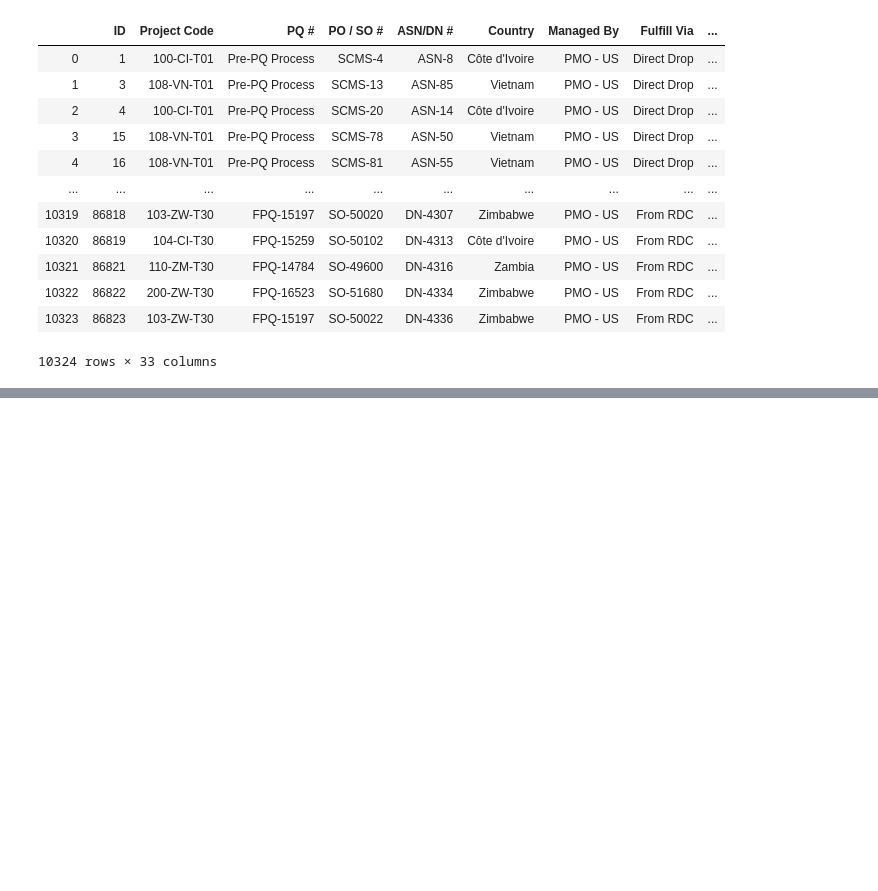
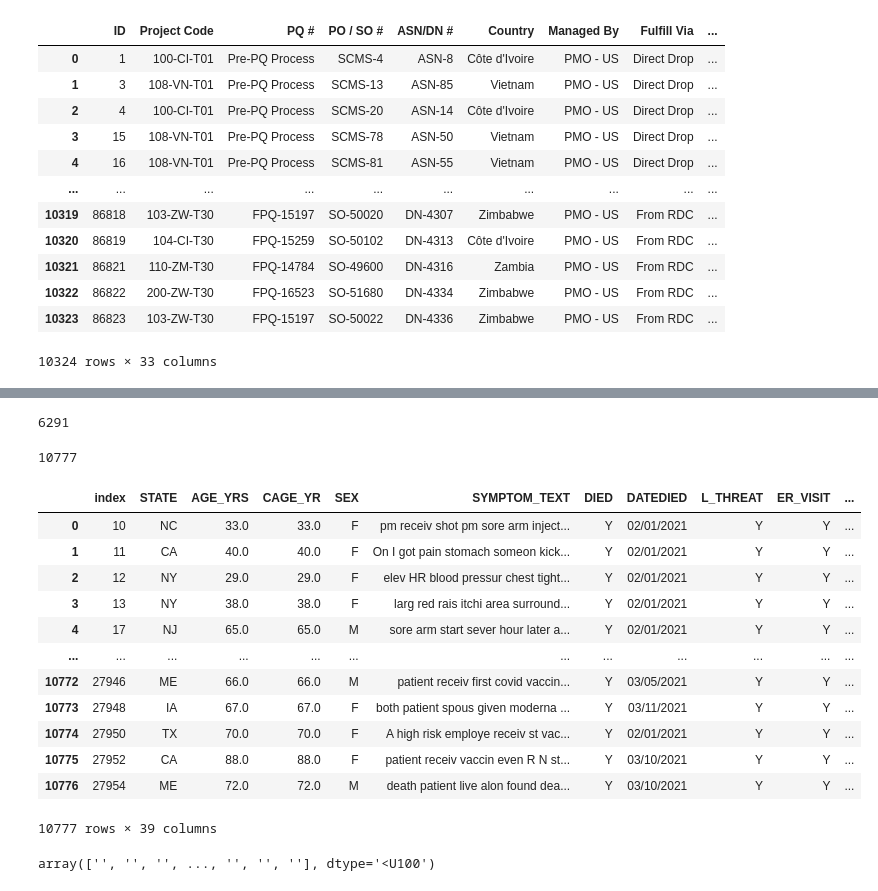
Before and after one commit to yashtazor/Blueronic, a Jupyter notebook: Scripts/Untitled.ipynb, the cells around one changed output, grey strips where cells are left out. Saved outputs shown, nothing was run; the diff lists cells and outputs as text; code cells hidden in the pictures; blank space fills up the shorter version.

```diff
--- a/Scripts/Untitled.ipynb
+++ b/Scripts/Untitled.ipynb
@@ -214,0 +363,15 @@ X_train, X_test, y_train, y_test = train_test_split(X, Y, test_size=0.2,random_s
+# %%
+l=[]
+
+for i in df4['OTHER_MEDS']:
+    if(',' in i):
+        temp=i.split(',')
+
+        for j in range(len(temp)):
+            temp[j]=temp[j].strip()
+
+        l.extend(temp)
+    elif(' ' not in i):
+        l.append(i.strip())
+
+print(l)
@@ -214,0 +384,2 @@ X_train, X_test, y_train, y_test = train_test_split(X, Y, test_size=0.2,random_s
+# %%
+l=set(l)
@@ -214,0 +406,31 @@ X_train, X_test, y_train, y_test = train_test_split(X, Y, test_size=0.2,random_s
+# %%
+len(l)
+# %% [output]
+6291
+# %%
+len(df4)
+# %% [output]
+10777
+# %%
+l=list(l)
+# %%
+l=l[0:10]
+# %%
+import random
+meds=[random.choice(l) for i in range(len(df4))]
+df4['meds']=meds
+df4
+# %% [output]
+|  | index | STATE | AGE_YRS | CAGE_YR | SEX | SYMPTOM_TEXT | DIED | DATEDIED | L_THREAT | ER_VISIT | ... |
+| 0 | 10 | NC | 33.0 | 33.0 | F | pm receiv shot pm sore arm inject... | Y | 02/01/2021 | Y | Y | ... |
+| 1 | 11 | CA | 40.0 | 40.0 | F | On I got pain stomach someon kick... | Y | 02/01/2021 | Y | Y | ... |
+| 2 | 12 | NY | 29.0 | 29.0 | F | elev HR blood pressur chest tight... | Y | 02/01/2021 | Y | Y | ... |
+| 3 | 13 | NY | 38.0 | 38.0 | F | larg red rais itchi area surround... | Y | 02/01/2021 | Y | Y | ... |
+| 4 | 17 | NJ | 65.0 | 65.0 | M | sore arm start sever hour later a... | Y | 02/01/2021 | Y | Y | ... |
+| ... | ... | ... | ... | ... | ... | ... | ... | ... | ... | ... | ... |
+| 10772 | 27946 | ME | 66.0 | 66.0 | M | patient receiv first covid vaccin... | Y | 03/05/2021 | Y | Y | ... |
+| 10773 | 27948 | IA | 67.0 | 67.0 | F | both patient spous given moderna ... | Y | 03/11/2021 | Y | Y | ... |
+| 10774 | 27950 | TX | 70.0 | 70.0 | F | A high risk employe receiv st vac... | Y | 02/01/2021 | Y | Y | ... |
+| 10775 | 27952 | CA | 88.0 | 88.0 | F | patient receiv vaccin even R N st... | Y | 03/10/2021 | Y | Y | ... |
+| 10776 | 27954 | ME | 72.0 | 72.0 | M | death patient live alon found dea... | Y | 03/10/2021 | Y | Y | ... |
+10777 rows × 39 columns
@@ -214,0 +449,4 @@ X_train, X_test, y_train, y_test = train_test_split(X, Y, test_size=0.2,random_s
+# %%
+y_pred
+# %% [output]
+array(['', '', '', ..., '', '', ''], dtype='<U100')
```
Also changed, not shown: parts of 27 cells of this notebook, 2 other files.
